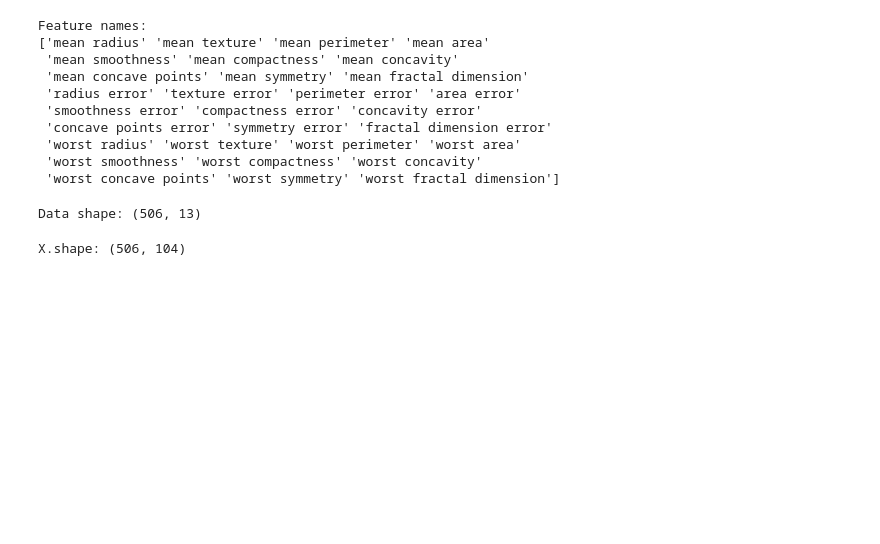
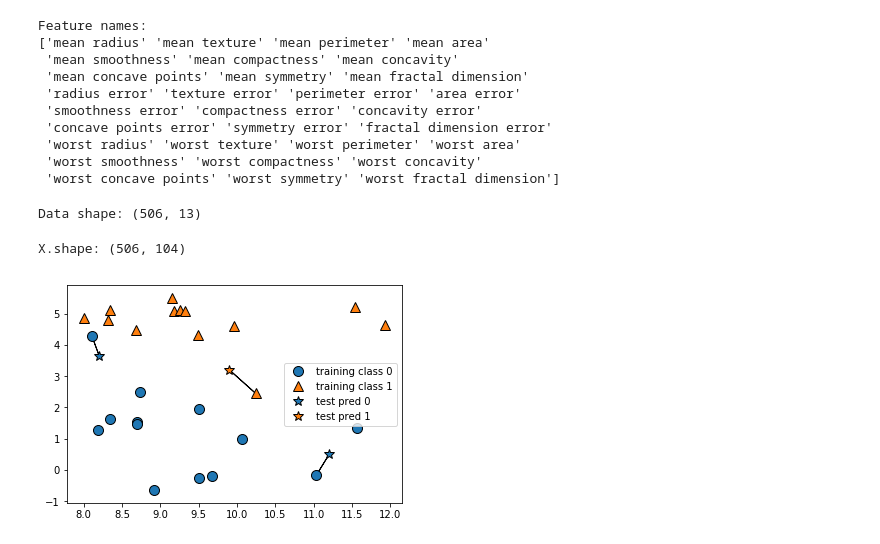
Before and after one commit to sensen963/scikit-learn-practice, a Jupyter notebook: chap2.ipynb, the cells around one changed output. Cells and saved outputs as stored; diff of their text form; code cells hidden in the pictures; blank space fills up the shorter version.

```diff
--- a/chap2.ipynb
+++ b/chap2.ipynb
@@ -65,3 +65,7 @@ X, y = mglearn.datasets.load_extended_boston()
 print("X.shape: {}".format(X.shape))
 # %% [output]
 X.shape: (506, 104)
+# %%
+mglearn.plots.plot_knn_classification(n_neighbors=1)
+# %% [output]
+[figure, added]
```
Also changed, not shown: parts of 26 cells of this notebook.
